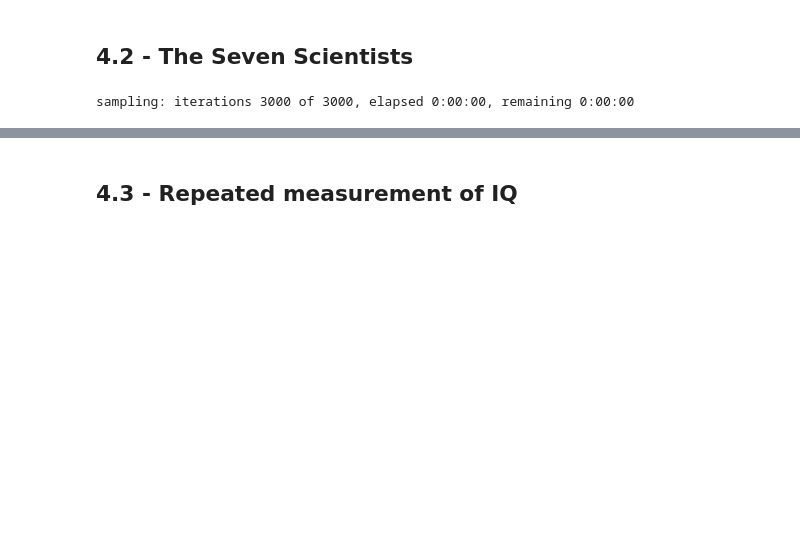
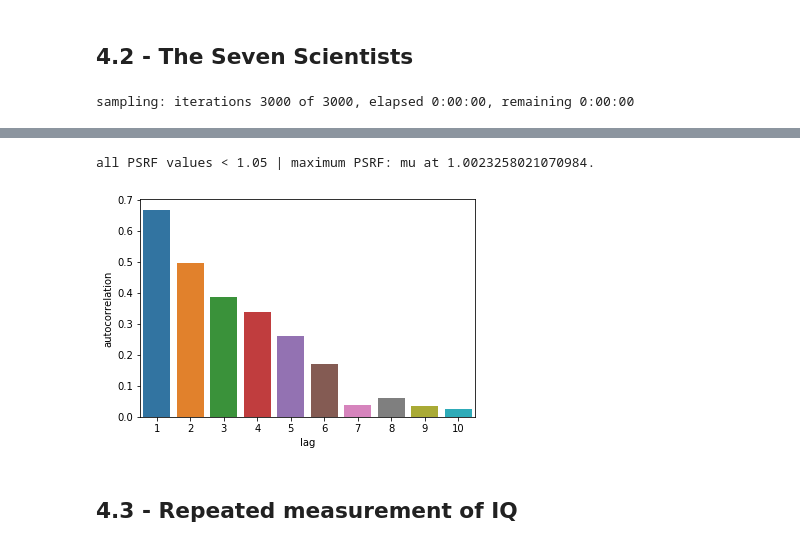
Before and after one commit to icushman/pjBCM, a Jupyter notebook: ParameterEstimation/Chapter4.ipynb, the cells around one changed output, grey strips where cells are left out. Drawn from its saved outputs; the diff is of its cells as text; code cells hidden in the pictures; blank space fills up the shorter version.

```diff
--- a/ParameterEstimation/Chapter4.ipynb
+++ b/ParameterEstimation/Chapter4.ipynb
@@ -92,3 +100,9 @@ samplebuddy.summary()
+# %%
+samplebuddy.diagnostic()
+samplebuddy.autocorr('mu')
+# %% [output]
+all PSRF values < 1.05 | maximum PSRF: mu at 1.0023258021070984.
+[figure, added]
 # %% [markdown]
 ## 4.3 - Repeated measurement of IQ
 # %%
```
Also changed, not shown: parts of 8 cells of this notebook, 18 other files.
